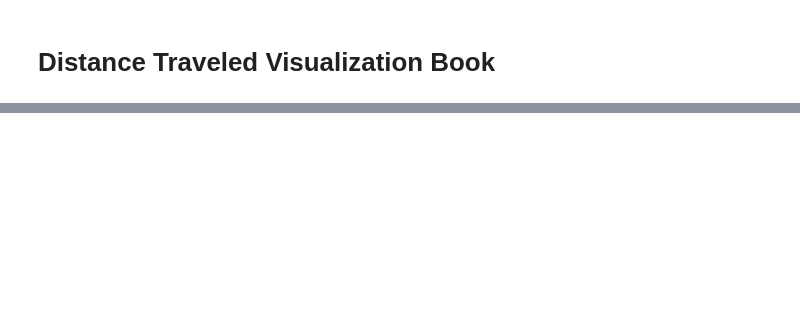
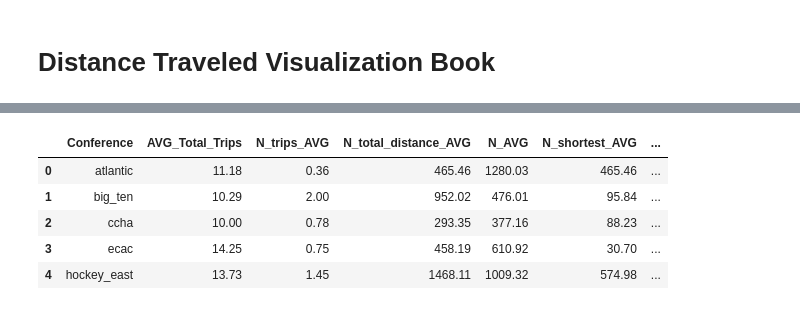
Before and after one commit to JSmith1826/college_hockey_2425, a Jupyter notebook: workbook/distance_traveled_viz.ipynb, the cells around one changed output, grey strips where cells are left out. Saved outputs shown, nothing was run; the diff lists cells and outputs as text; code cells hidden in the pictures; blank space fills up the shorter version.

```diff
--- a/workbook/distance_traveled_viz.ipynb
+++ b/workbook/distance_traveled_viz.ipynb
@@ -67,0 +72,7 @@ posx and posy should be finite values
+# %%
+conf_df.head(6)
+
+# fill any nan values with 0
+conf_df.fillna(0, inplace=True)
+
+conf_df.head(6)
@@ -67,0 +343,9 @@ posx and posy should be finite values
+# %%
+conf_df.head()
+# %% [output]
+|  | Conference | AVG_Total_Trips | N_trips_AVG | N_total_distance_AVG | N_AVG | N_shortest_AVG | ... |
+| 0 | atlantic | 11.18 | 0.36 | 465.46 | 1280.03 | 465.46 | ... |
+| 1 | big_ten | 10.29 | 2.00 | 952.02 | 476.01 | 95.84 | ... |
+| 2 | ccha | 10.00 | 0.78 | 293.35 | 377.16 | 88.23 | ... |
+| 3 | ecac | 14.25 | 0.75 | 458.19 | 610.92 | 30.70 | ... |
+| 4 | hockey_east | 13.73 | 1.45 | 1468.11 | 1009.32 | 574.98 | ... |
```
Also changed, not shown: parts of 6 cells of this notebook, 3 other files.
